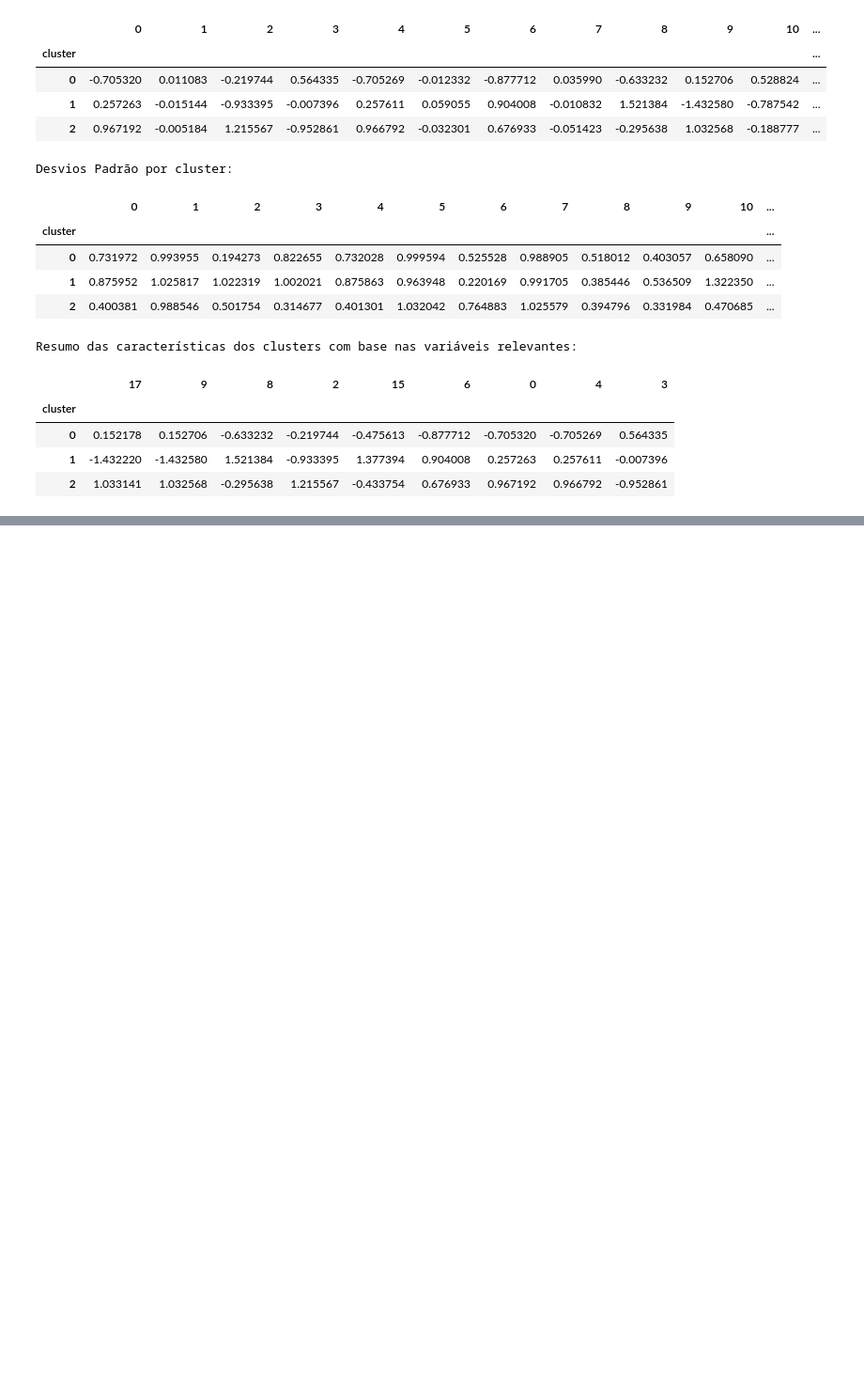
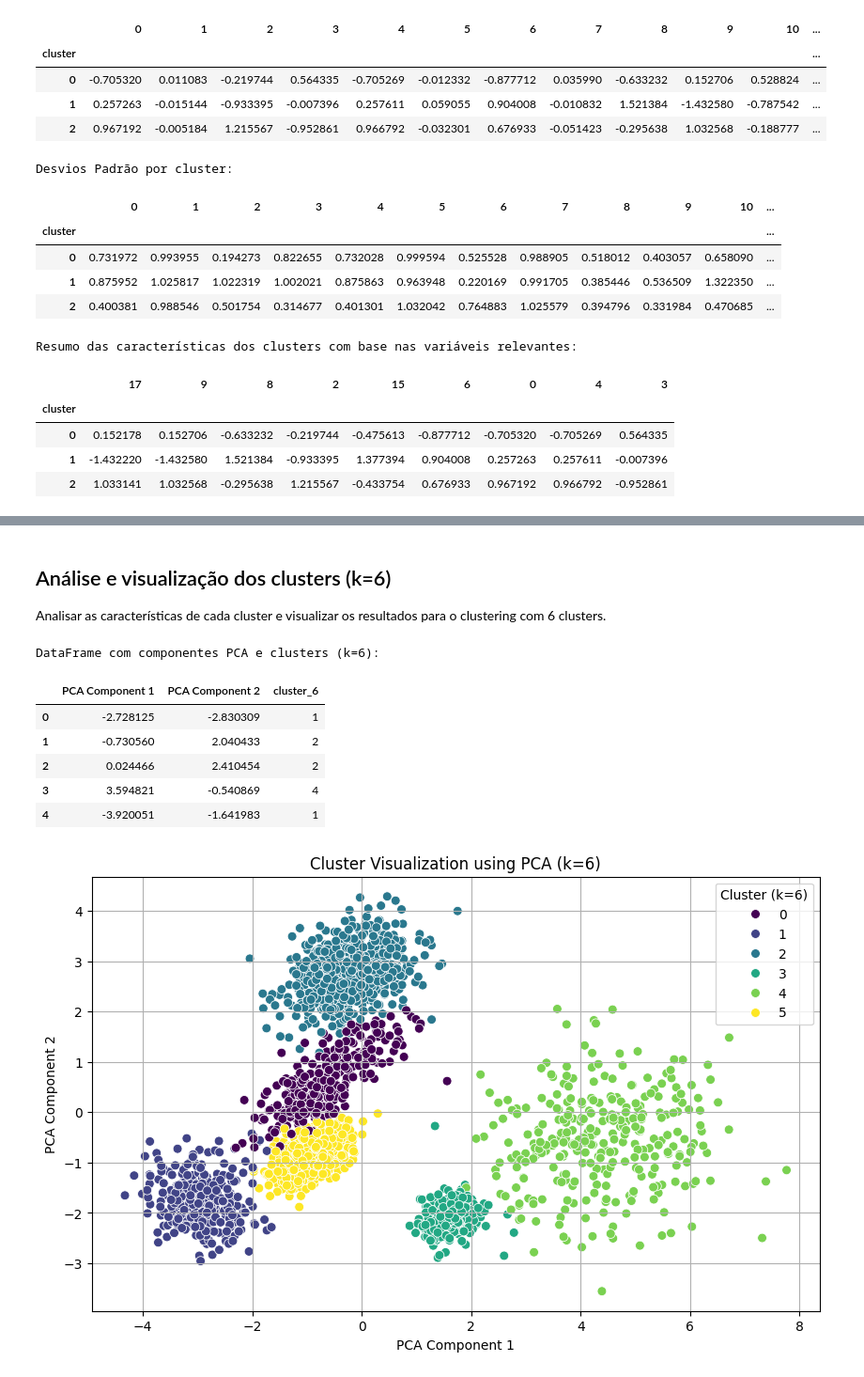
Before and after one commit to estevaoeller/A2T, a Jupyter notebook: EESP_IC_Atividade_03.ipynb, the cells around one changed output, grey strips where cells are left out. Shown at 94% size. Cells and saved outputs as stored; diff of their text form; code cells hidden in the pictures; blank space fills up the shorter version.

```diff
--- a/EESP_IC_Atividade_03.ipynb
+++ b/EESP_IC_Atividade_03.ipynb
@@ -595,0 +848,17 @@ Resumo das características dos clusters com base nas variáveis relevantes:
+# %%
+# Instantiate KMeans with 6 clusters
+kmeans_6 = KMeans(n_clusters=6, random_state=42, n_init=10)
+
+# Fit the KMeans model to the data
+kmeans_6.fit(X)
+
+# Assign the cluster labels to the original DataFrame with a new column name
+df['cluster_6'] = kmeans_6.labels_
+
+# Display the first few rows with the new cluster column
+print("DataFrame com clusters (k=6):")
+display(df.head())
+
+# Display the count of observations in each cluster
+print("\nContagem de observações por cluster (k=6):")
+display(df['cluster_6'].value_counts())
@@ -595,0 +884,39 @@ Resumo das características dos clusters com base nas variáveis relevantes:
+# %% [markdown]
+## Análise e visualização dos clusters (k=6)
+
+Analisar as características de cada cluster e visualizar os resultados para o clustering com 6 clusters.
+# %%
+# Separate features (X) and the new target (cluster_6)
+X_6 = df.drop(['cluster', 'cluster_4', 'cluster_5', 'cluster_6'], axis=1) # Drop all cluster columns to get original features
+y_6 = df['cluster_6']
+
+# Apply PCA to reduce dimensionality to 2 components
+pca_6 = PCA(n_components=2, random_state=42)
+X_pca_6 = pca_6.fit_transform(X_6)
+
+# Create a new DataFrame with PCA components and cluster labels
+pca_df_6 = pd.DataFrame(data=X_pca_6, columns=['PCA Component 1', 'PCA Component 2'])
+pca_df_6['cluster_6'] = y_6
+
+# Display the first few rows of the new DataFrame
+print("DataFrame com componentes PCA e clusters (k=6):")
+display(pca_df_6.head())
+
+# Create a scatter plot of the two PCA components, coloring by the new cluster labels
+plt.figure(figsize=(10, 6))
+sns.scatterplot(x='PCA Component 1', y='PCA Component 2', hue='cluster_6', data=pca_df_6, palette='viridis', s=50)
+plt.title('Cluster Visualization using PCA (k=6)')
+plt.xlabel('PCA Component 1')
+plt.ylabel('PCA Component 2')
+plt.legend(title='Cluster (k=6)')
+plt.grid(True)
+plt.show()
+# %% [output]
+DataFrame com componentes PCA e clusters (k=6):
+|  | PCA Component 1 | PCA Component 2 | cluster_6 |
+| 0 | -2.728125 | -2.830309 | 1 |
+| 1 | -0.730560 | 2.040433 | 2 |
+| 2 | 0.024466 | 2.410454 | 2 |
+| 3 | 3.594821 | -0.540869 | 4 |
+| 4 | -3.920051 | -1.641983 | 1 |
+[figure, added]
```
Also changed, not shown: parts of 20 cells of this notebook.
